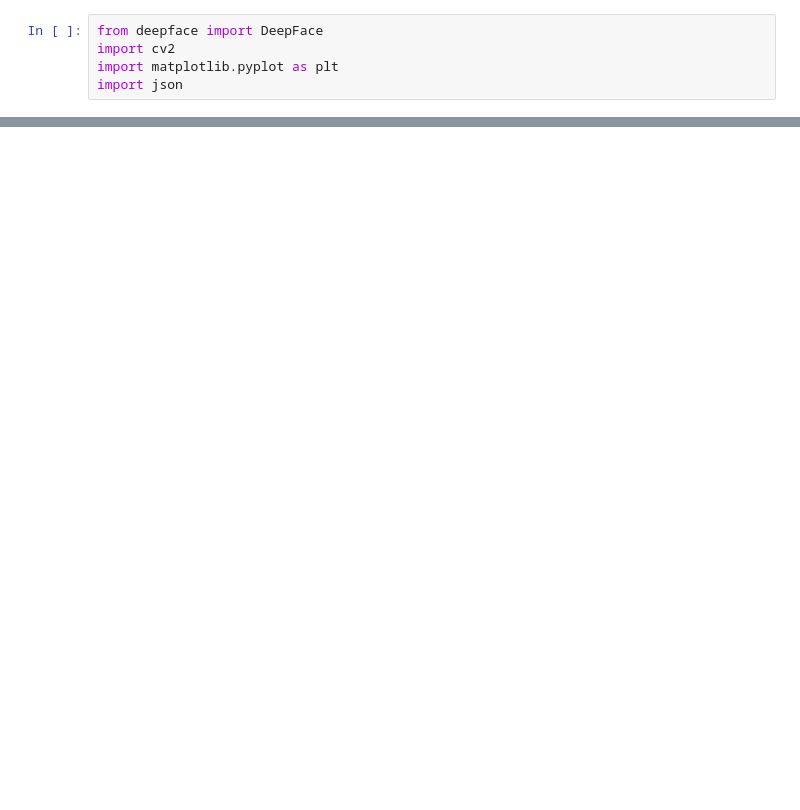
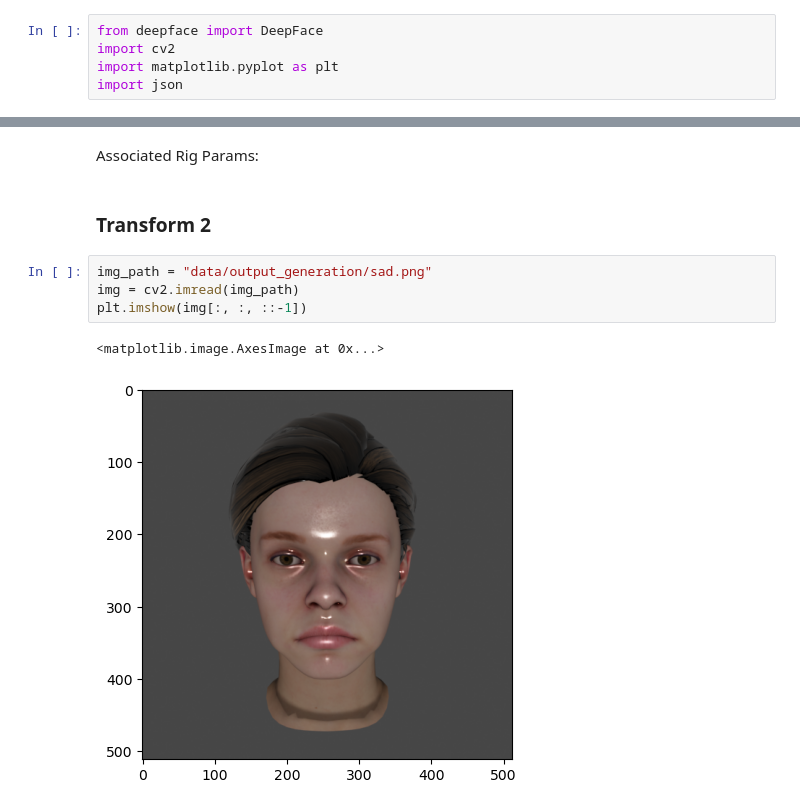
Before and after one commit to Leonpa/Master-Thesis, a Jupyter notebook: Deepface_Test.ipynb, the cells around one changed output, grey strips where cells are left out. Saved outputs shown, nothing was run; the diff lists cells and outputs as text; blank space fills up the shorter version.

```diff
--- a/Deepface_Test.ipynb
+++ b/Deepface_Test.ipynb
@@ -18,0 +36,11 @@ print(emotion_score)
+# %% [markdown]
+Associated Rig Params:
+# %% [markdown]
+### Transform 2
+# %%
+img_path = "data/output_generation/sad.png"
+img = cv2.imread(img_path)
+plt.imshow(img[:, :, ::-1])
+# %% [output]
+<matplotlib.image.AxesImage at 0x...>
+[figure, added]
```
Also changed, not shown: parts of 8 cells of this notebook, 3 other files.
